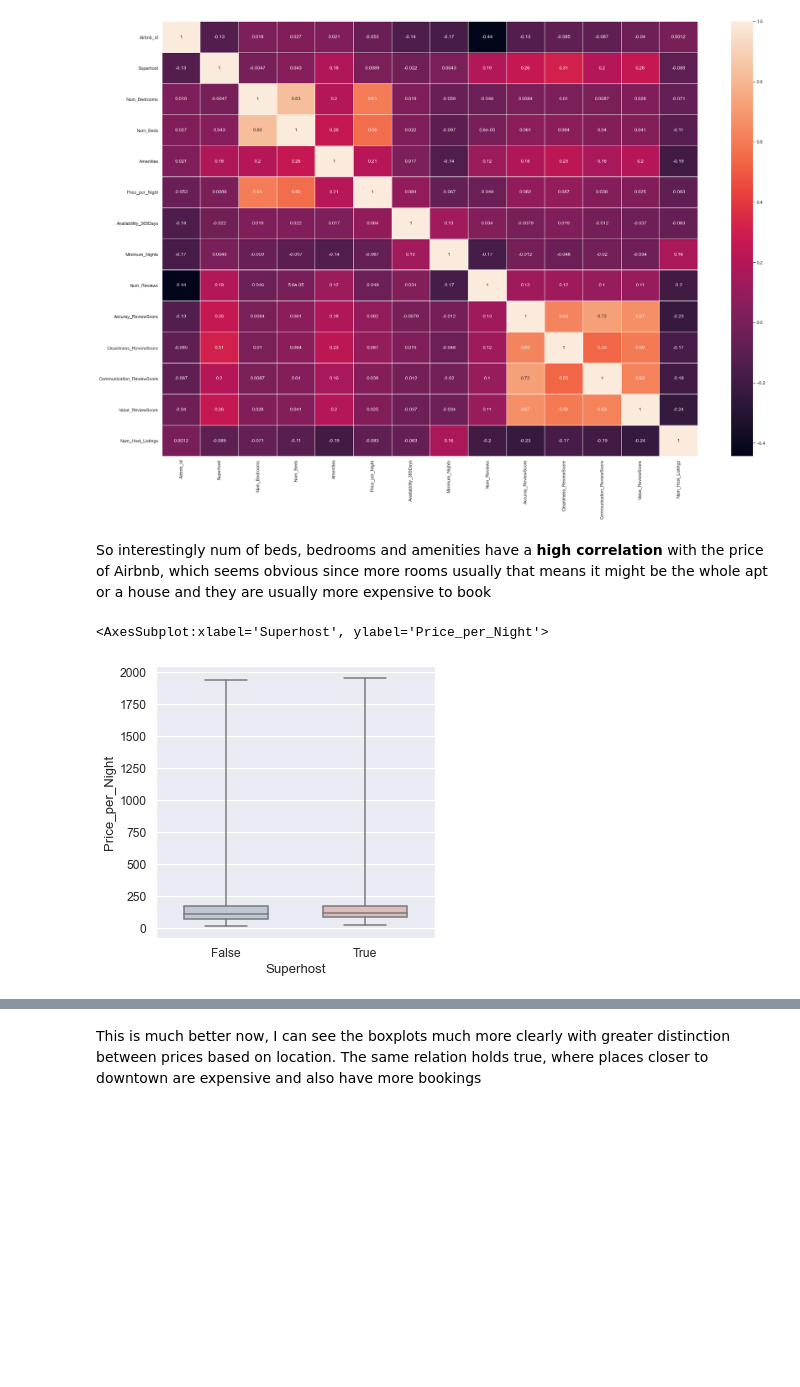
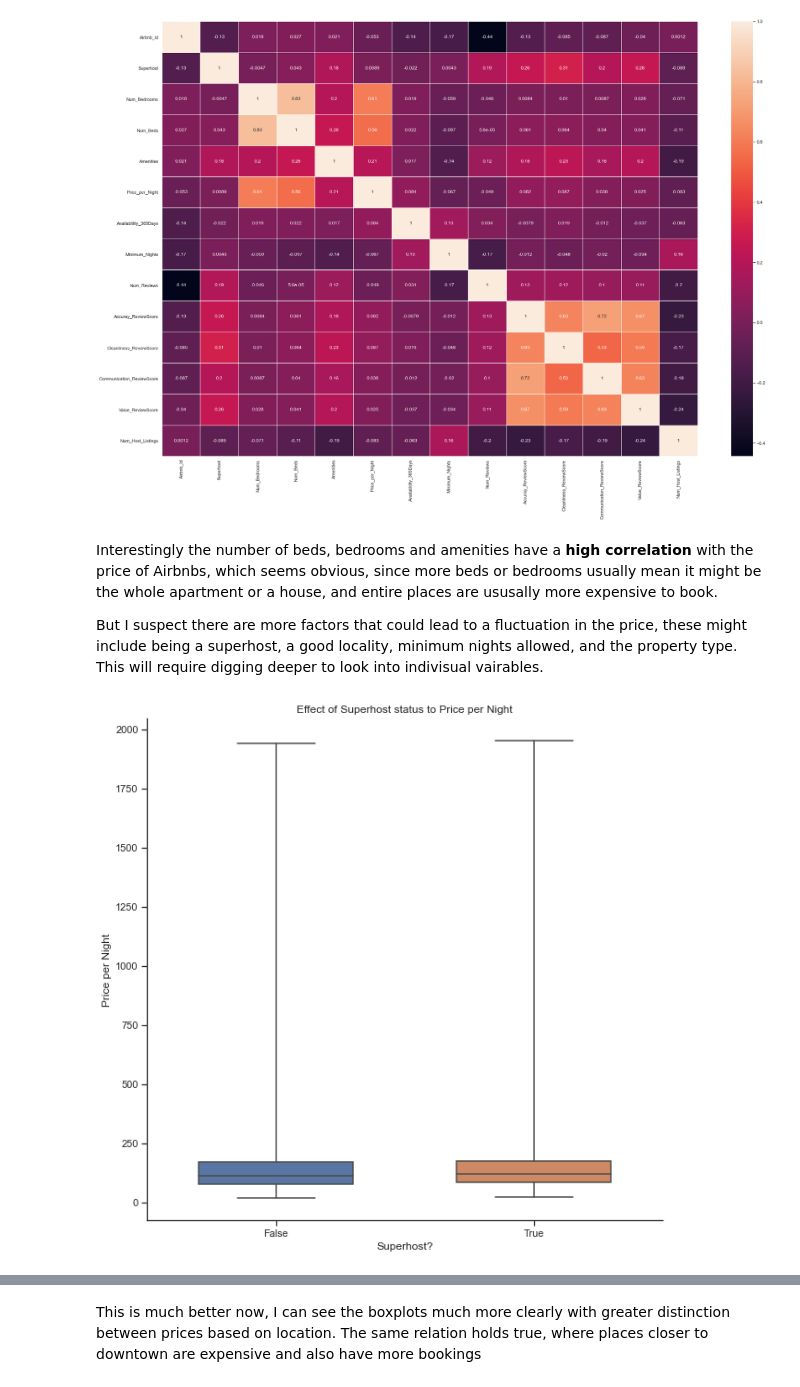
Before and after one commit to data301-2021-summer2/project-group8-project, a Jupyter notebook: analysis/Ahmad Jamal/analysis.ipynb, the cells around one changed output, grey strips where cells are left out. Drawn from its saved outputs; the diff is of its cells as text; code cells hidden in the pictures; blank space fills up the shorter version.

Commit message:
corrected some graphs and updated some data

```diff
--- a/analysis/Ahmad Jamal/analysis.ipynb
+++ b/analysis/Ahmad Jamal/analysis.ipynb
@@ -1,14 +1,11 @@
 # %%
 import sys
 import seaborn as sns
+import matplotlib.pyplot as plt
 
 sys.path.append('../')
 
 from scripts import project_functions # This is called a relative import
 df = project_functions.load_and_process("../../data/raw/Vancouver.csv")
 df
-
-sns.set_style("white")
-sns.despine()
-sns.set_theme(font_scale=1)
 # %% [output]
@@ -43,20 +52,20 @@ sns.heatmap(corr, xticklabels=corr.columns, yticklabels=corr.columns, annot=True
 <AxesSubplot:>
 [figure]
 # %% [markdown]
-So interestingly num of beds, bedrooms and amenities have a **high correlation** with the price of Airbnb, which seems obvious since more rooms
-usually that means it might be the whole apt or a house and they are usually more expensive to book
+Interestingly the number of beds, bedrooms and amenities have a **high correlation** with the price of Airbnbs, which seems obvious, since more beds or bedrooms usually mean it might be the whole apartment or a house, and entire places are ususally more expensive to book.
+
+But I suspect there are more factors that could lead to a fluctuation in the price, these might include being a superhost, a good locality, minimum nights allowed, and the property type. This will require digging deeper to look into indivisual vairables.
 # %%
-# There are more factors that could lead to a fluctuation in price, these might include superhost, location
-# minimum nights, and property type, that might need more digging using other plots
+# Checking the Price per night fluctuation for different types of host
+sns.set_style("ticks")
 
-sns.set(rc={'figure.figsize':(5,5)})
-sns.set_style("white")
+f, ax = plt.subplots()
+sns.boxplot(x="Superhost", y="Price_per_Night", data=df, whis=[0, 100], width=.6).set_title("Effect of Superhost status to Price per Night")
+
+ax.set_xlabel("Superhost?")
+ax.set_ylabel("Price per Night")
+
 sns.despine()
-sns.set_theme(font_scale=1.1)
-
-sns.boxplot(x="Superhost", y="Price_per_Night", data=df,
-            whis=[0, 100], width=.6, palette="vlag")
 # %% [output]
-<AxesSubplot:xlabel='Superhost', ylabel='Price_per_Night'>
-[figure, old version]
+[figure, new version]
 # %% [markdown]
```
Also changed, not shown: parts of 11 cells of this notebook.
